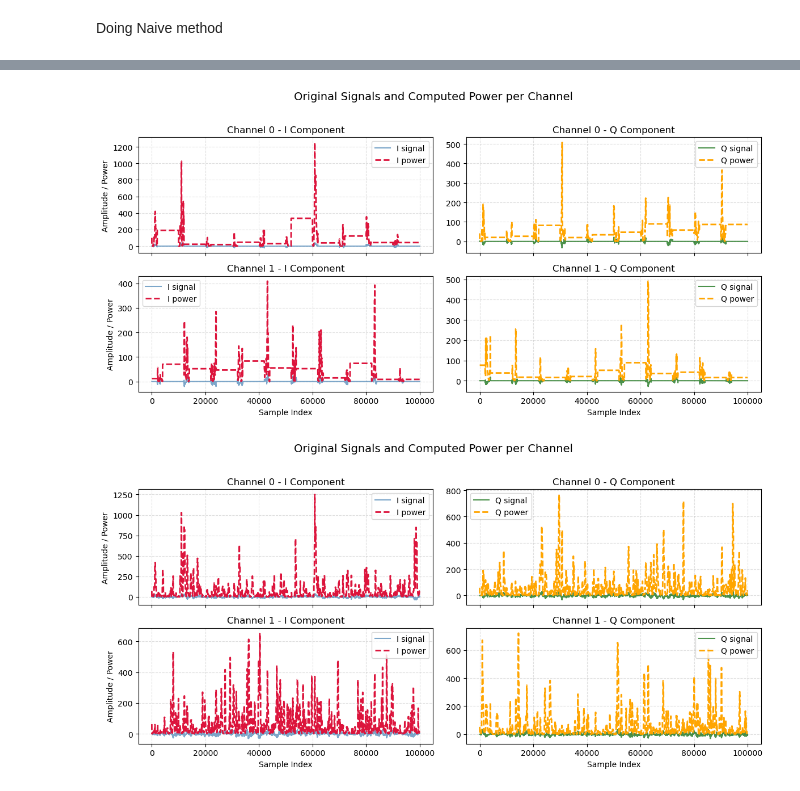
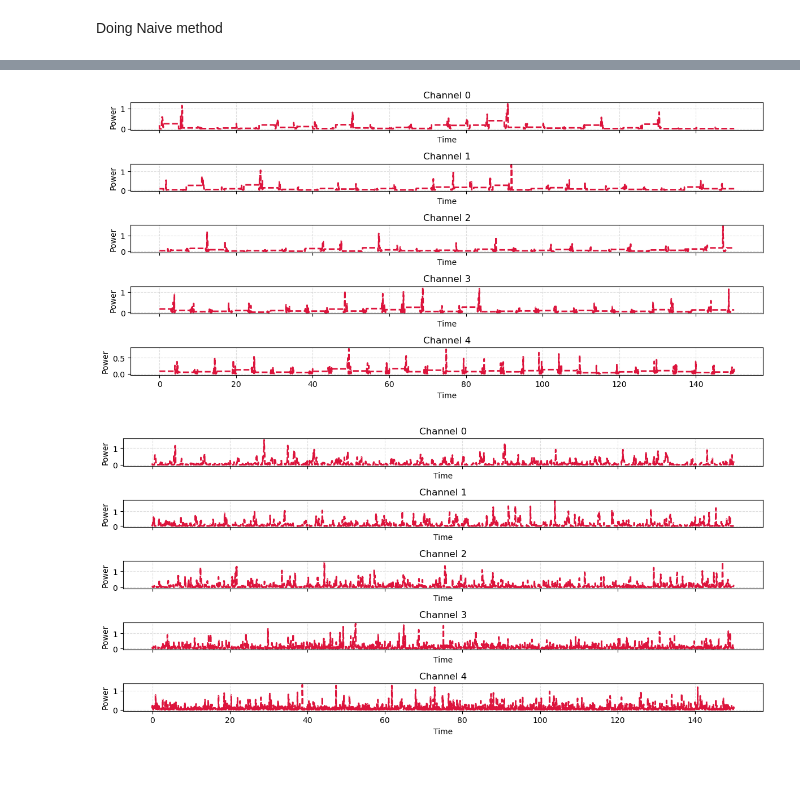
Before and after one commit to Denviser/RL-Project, a Jupyter notebook: t_coh_final.ipynb, the cells around one changed output, grey strips where cells are left out. Cells and saved outputs as stored; diff of their text form; code cells hidden in the pictures.

```diff
--- a/t_coh_final.ipynb
+++ b/t_coh_final.ipynb
@@ -5,6 +5,8 @@ import math
 import random
 import numpy as np
 from scipy.signal import find_peaks
+plt.style.use('default')
+#plt.style.use('IEEEstyle.mplstyle')
 # %%
 sampling_rate=2*1e3
 sample_time=1/sampling_rate
@@ -262,7 +265,7 @@ Wifi_output_samples={}
 temp_output_samples = {}
 for channel in Channel_dict:
     Wifi_output_samples[channel]={'I':[],'Q':[]}  # storing in the form of a list of elements (sample_num,value) for I and Q
-epsilon = 1
+epsilon = 0.5
 alpha=0.95
 # epsilon_decay = 0.995
 total_samples = N
@@ -553,34 +545,35 @@ def plot_power_and_signals(output_samples_for_each_channel, power_per_channel, n
     """
     Plot I/Q signals and their computed power for each channel.
     """
-    fig, axs = plt.subplots(num_channels_1, 2, figsize=(12, 6), sharex=True)
-
+    fig, axs = plt.subplots(num_channels_1, 1, figsize=(12, 6), sharex=True)
+    time_array=np.linspace(0,N*sample_time,N)
     for i in range(num_channels_1):
         # Extract data
         I_signal = np.array(output_samples_for_each_channel[i]['I'])
-        Q_signal = np.array(output_samples_for_each_channel[i]['Q'])
+        #Q_signal = np.array(output_samples_for_each_channel[i]['Q'])
         power_I = power_per_channel[i]['I']
-        power_Q = power_per_channel[i]['Q']
+        #power_Q = power_per_channel[i]['Q']
         samples = np.arange(len(I_signal))
 
         # --- I component ---
-        axs[i, 0].plot(samples, I_signal, label="I signal", color='steelblue', alpha=0.7)
-        axs[i, 0].plot(samples, power_I, label="I power", color='crimson', linestyle='--', linewidth=2)
-        axs[i, 0].set_title(f"Channel {i} - I Component")
-        axs[i, 0].set_ylabel("Amplitude / Power")
-        axs[i, 0].legend()
-        axs[i, 0].grid(True, linestyle='--', alpha=0.4)
+        #axs[i, 0].plot(samples, I_signal, label="I signal", color='steelblue', alpha=0.7)
+        axs[i].plot(time_array, power_I, color='crimson', linestyle='--', linewidth=2)
+        axs[i].set_title(f"Channel {i}")
+        axs[i].set_ylabel("Power")
+        axs[i].set_xlabel("Time")
+        #xs[i].legend()
+        axs[i].grid(True, linestyle='--', alpha=0.4)
 
         # --- Q component ---
-        axs[i, 1].plot(samples, Q_signal, label="Q signal", color='darkgreen', alpha=0.7)
-        axs[i, 1].plot(samples, power_Q, label="Q power", color='orange', linestyle='--', linewidth=2)
-        axs[i, 1].set_title(f"Channel {i} - Q Component")
-        axs[i, 1].legend()
-        axs[i, 1].grid(True, linestyle='--', alpha=0.4)
+        #axs[i, 1].plot(samples, Q_signal, label="Q signal", color='darkgreen', alpha=0.7)
+        # axs[i, 1].plot(samples, power_Q, label="Q power", color='orange', linestyle='--', linewidth=2)
+        # axs[i, 1].set_title(f"Channel {i} - Q Component")
+        # axs[i, 1].legend()
+        # axs[i, 1].grid(True, linestyle='--', alpha=0.4)
 
-    axs[-1, 0].set_xlabel("Sample Index")
-    axs[-1, 1].set_xlabel("Sample Index")
-    plt.suptitle("Original Signals and Computed Power per Channel", fontsize=14)
+    #axs[0].set_xlabel("Sample Index")
+    #axs[1].set_xlabel("Sample Index")
+    #plt.suptitle("Original Signals and Computed Power per Channel", fontsize=14)
     plt.tight_layout(rect=[0, 0, 1, 0.96])
     plt.show()
 # %%
@@ -591,11 +584,11 @@ plot_power_and_signals(output_samples_for_each_channel, result, 5)
 # %%
-plot_power_and_signals(Wifi_output_data_after_interpolation_naive, result_naive, 2)
+plot_power_and_signals(Wifi_output_data_after_interpolation_naive, result_naive, 5)
 # %% [output]
-[figure, old version]
+[figure, new version]
 # %%
-plot_power_and_signals(Channel_dict, result_ground_truth, 2)
+plot_power_and_signals(Channel_dict, result_ground_truth, 5)
 # %% [output]
-[figure, old version]
+[figure, new version]
 # %%
 def compute_power_differences(result, result_naive, result_ground_truth):
     """
```
Also changed, not shown: parts of 16 cells of this notebook.
